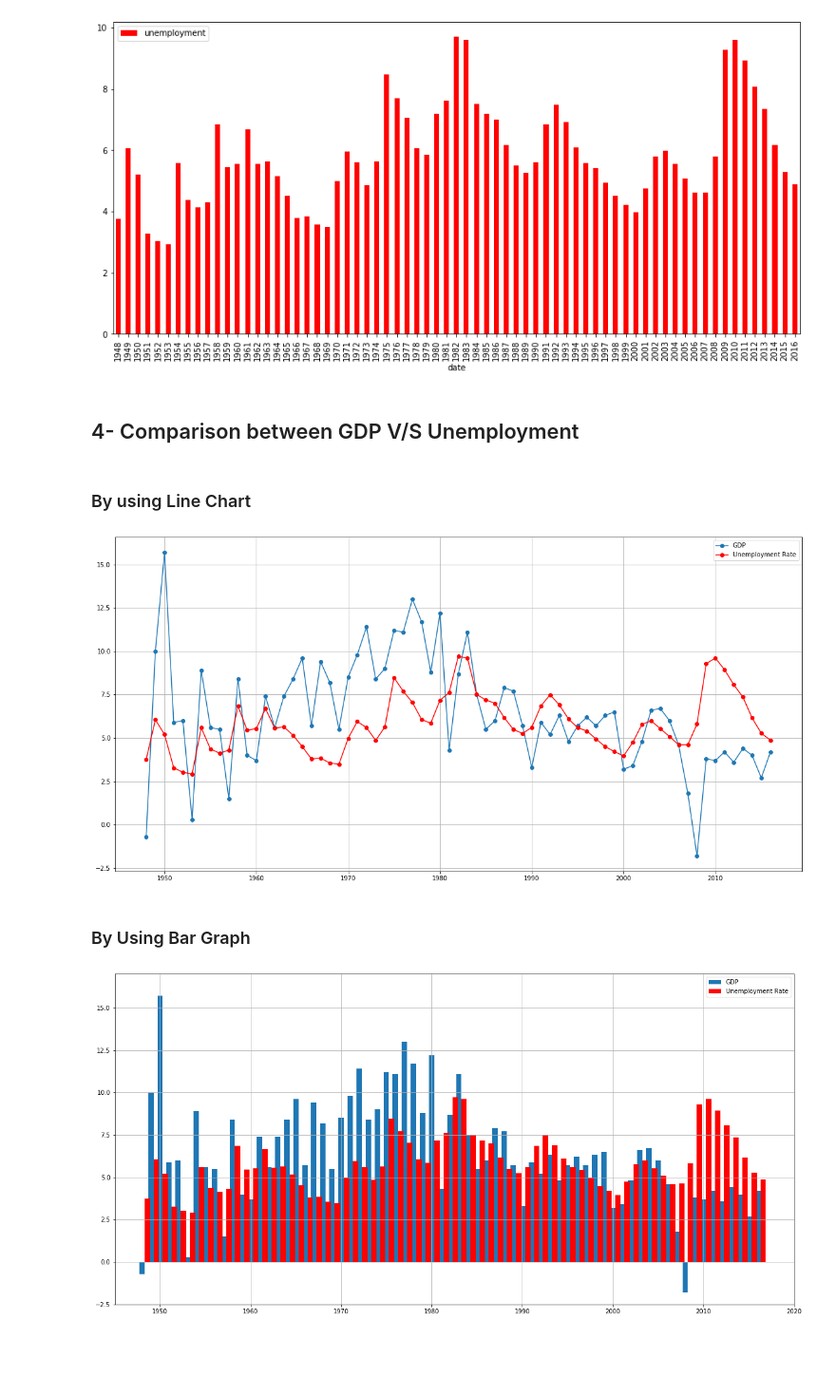
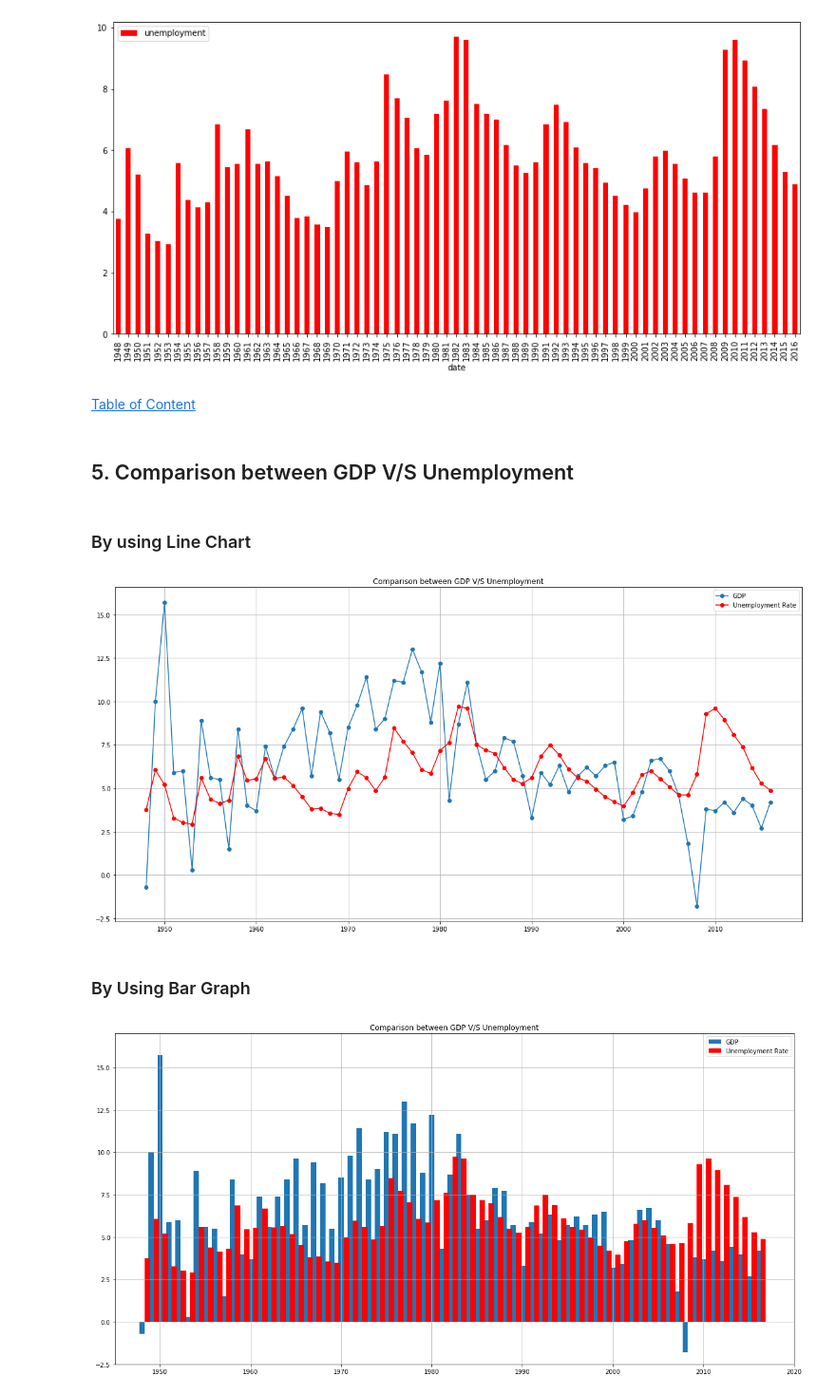
Before and after one commit to ABDULSABOOR1995/Analysis-of-US-Economic-Data, a Jupyter notebook: Analysis of US Economic Data.ipynb, the cells around one changed output. Shown at 95% size. Cells and saved outputs as stored; diff of their text form; code cells hidden in the pictures; blank space fills up the shorter version.

```diff
--- a/Analysis of US Economic Data.ipynb
+++ b/Analysis of US Economic Data.ipynb
@@ -248,8 +253,11 @@ ax.xaxis.set_major_formatter(mdates.DateFormatter('%b %d'))
 # %% [output]
 AttributeError: module 'matplotlib.dates' has no attribute 'YearlyLocator'
 [figure]
+# %% [markdown]
+[Table of Content](#toc)
 # %% [markdown]
-## 4- Comparison between GDP V/S Unemployment
+<a id='l5'></a>
+## 5. Comparison between GDP V/S Unemployment
 # %% [markdown]
 ### By using Line Chart
 # %%
@@ -264,25 +272,27 @@ labels = ['GDP', 'Unemployment Rate']
 #cubes = [i*i*i for i in numbers]
 #plt.plot(numbers, cubes, marker = 'o')
 plt.grid()
+plt.title("Comparison between GDP V/S Unemployment")
 plt.legend(labels)
 plt.show()
 # %% [output]
-[figure, old version]
+[figure, new version]
 # %% [markdown]
 ### By Using Bar Graph
 # %%
 import matplotlib.pyplot as plt
 date = gdp['date']
 gdp_change = gdp['change-current']
 unemployment_rate = unemployment['unemployment']
 width = 0.6
 plt.figure(figsize=(20,10))
 plt.bar(date, gdp_change, label = 'GDP', width = width)
 plt.bar(date+width, unemployment_rate, color = 'r', label = 'Unemployment Rate', width = width)
 labels = ['GDP', 'Unemployment Rate']
 plt.axis([1945, 2020, -2.5, 17])
 plt.grid()
 plt.legend(labels)
+plt.title("Comparison between GDP V/S Unemployment")
 plt.show()
 # %% [output]
-[figure, old version]
+[figure, new version]
```
Also changed, not shown: parts of 22 cells of this notebook.
